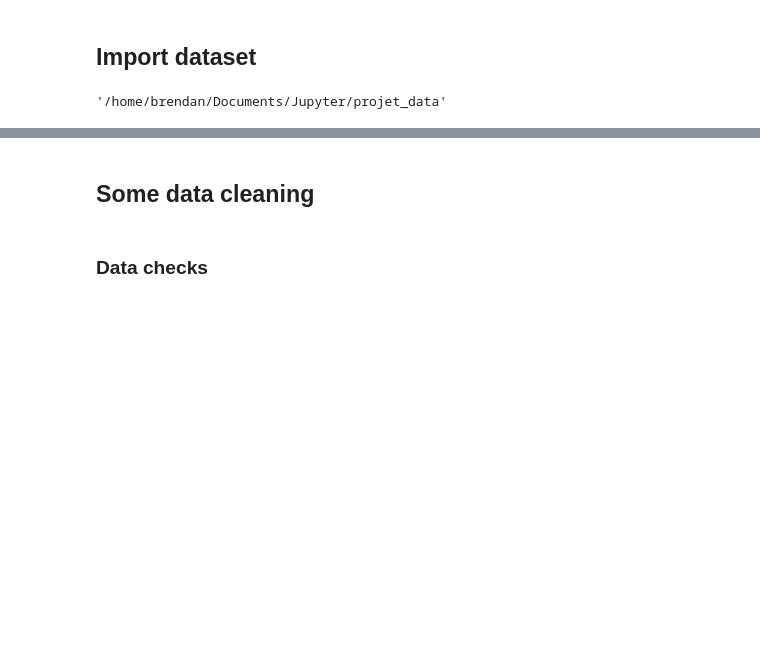
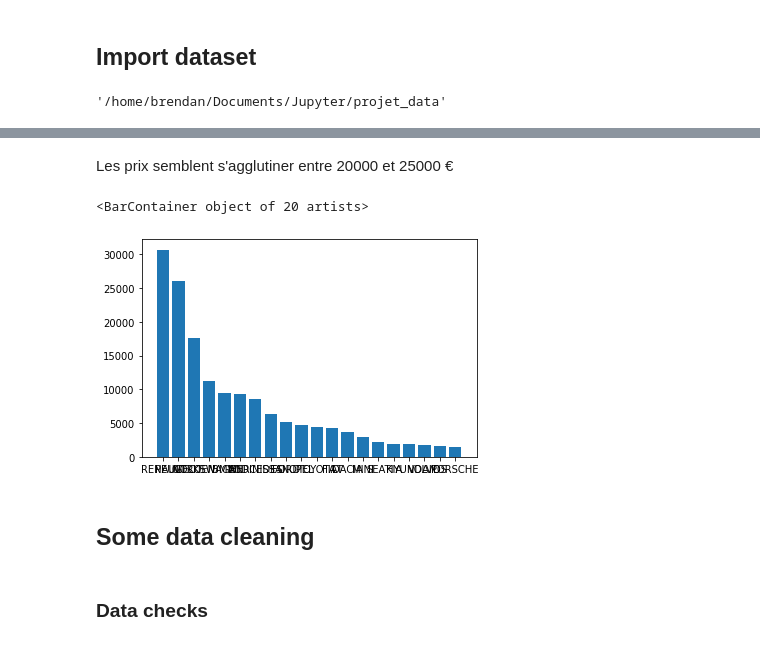
Before and after one commit to bnpoirier/data_project, a Jupyter notebook: main.ipynb, the cells around one changed output, grey strips where cells are left out. Cells and saved outputs as stored; diff of their text form; code cells hidden in the pictures; blank space fills up the shorter version.

```diff
--- a/main.ipynb
+++ b/main.ipynb
@@ -37,3 +49,16 @@ df.head(50)
+# %% [markdown]
+Les prix semblent s'agglutiner entre 20000 et 25000 €
+# %%
+# Make cars counts
+counts = df["Make"].value_counts().iloc[0:20]
+names = counts.keys().to_numpy()
+values = counts.to_numpy()
+
+fig, axs = plt.subplots(1, 1)
+axs.bar(names, values)
+# %% [output]
+<BarContainer object of 20 artists>
+[figure, added]
 # %% [markdown]
 ## Some data cleaning
 # %% [markdown]
```
Also changed, not shown: parts of 16 cells of this notebook, 2 other files.
